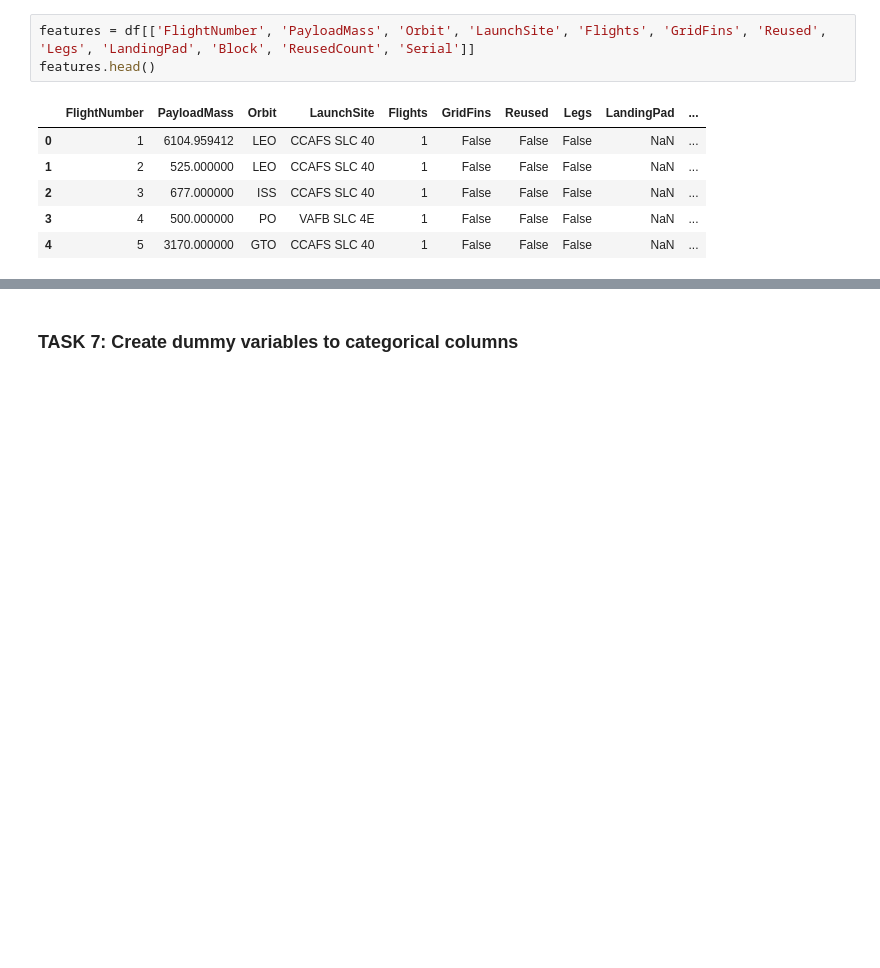
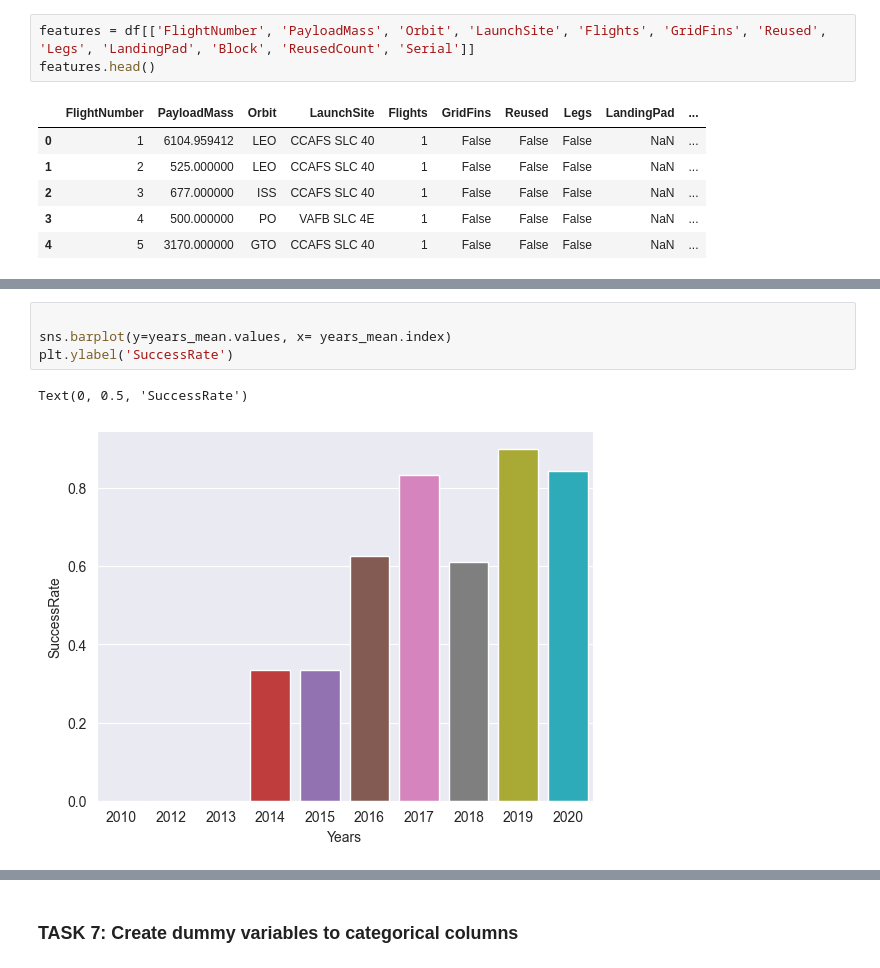
Before and after one commit to JosueMedina99/Spacex, a Jupyter notebook: Space4.ipynb, the cells around one changed output, grey strips where cells are left out. Saved outputs shown, nothing was run; the diff lists cells and outputs as text; blank space fills up the shorter version.

```diff
--- a/Space4.ipynb
+++ b/Space4.ipynb
@@ -240,0 +284,7 @@ features.head()
+# %%
+
+sns.barplot(y=years_mean.values, x= years_mean.index)
+plt.ylabel('SuccessRate')
+# %% [output]
+Text(0, 0.5, 'SuccessRate')
+[figure, added]
```
Also changed, not shown: parts of 8 cells of this notebook, 3 other files.
